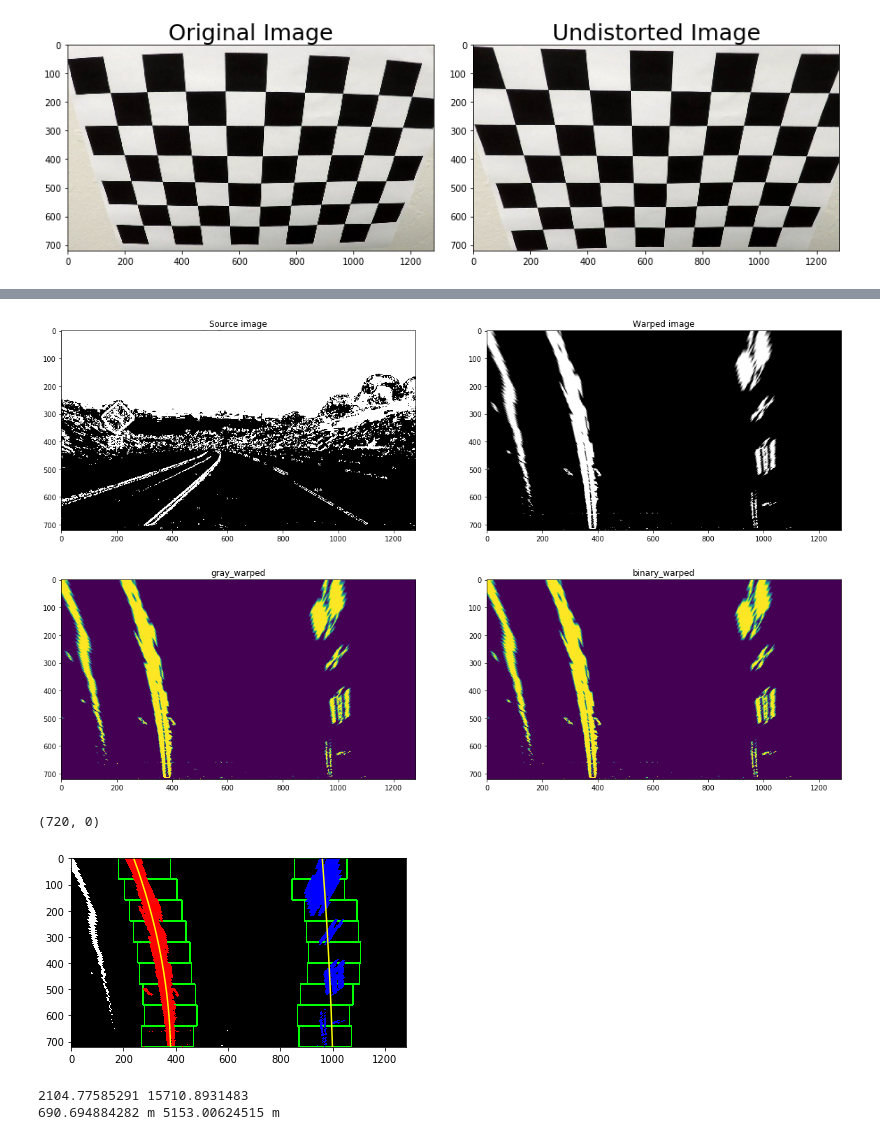
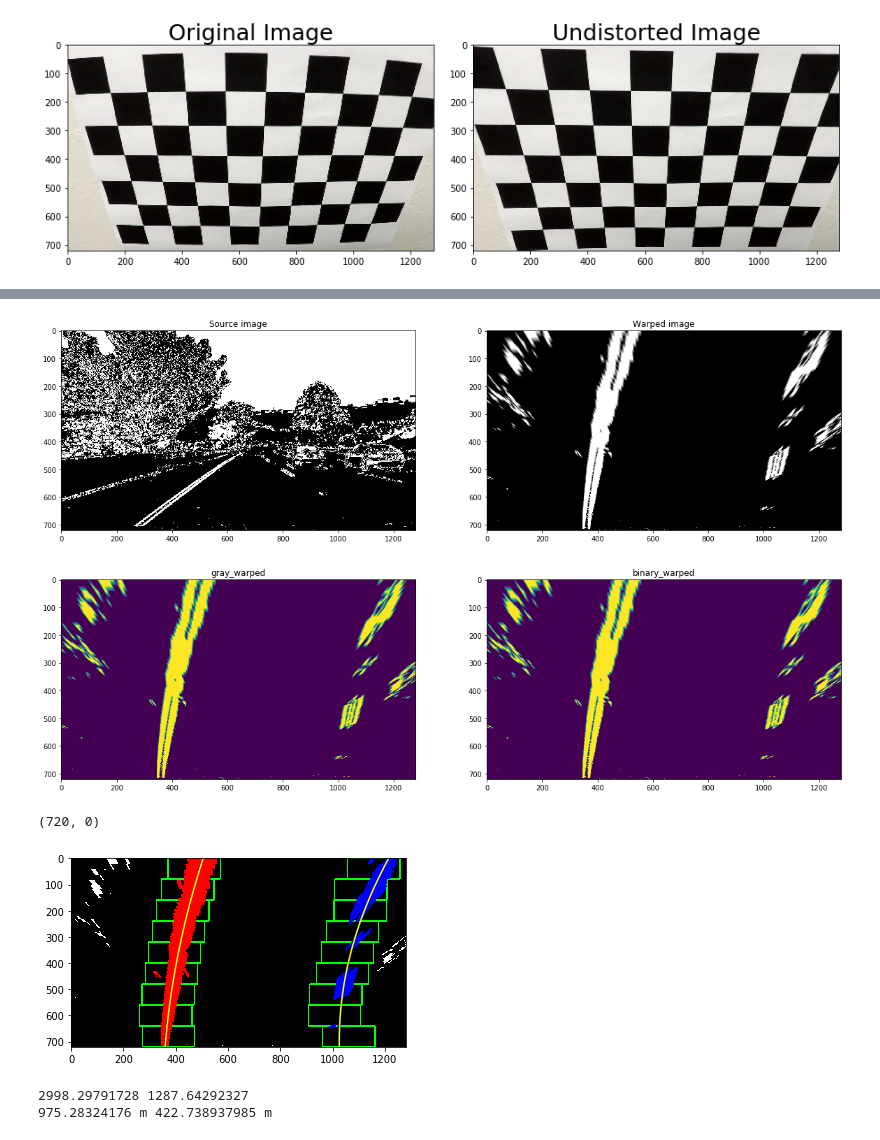
Before and after one commit to KenOverholt/CarND-Advanced-Lane-Lines, a Jupyter notebook: Advanced Lane Finding.ipynb, the cells around one changed output, grey strips where cells are left out. Cells and saved outputs as stored; diff of their text form; code cells hidden in the pictures.

```diff
--- a/Advanced Lane Finding.ipynb
+++ b/Advanced Lane Finding.ipynb
@@ -67,7 +67,7 @@ plt.show()
 # %%
 #Apply distortion correction to a road image
 
-fname = 'test_images\\test2.jpg' #select an original image to display
+fname = 'test_images\\test6.jpg' #select an original image to display
 original_img = mpimg.imread(fname) # read the original image into an numpy array
 undistorted_img = cv2.undistort(original_img, mtx, dist, None, mtx)
 f, (ax1, ax2) = plt.subplots(1, 2, figsize=(12, 5))
@@ -246,36 +246,38 @@ def warp(img):
         [[(img_size[0] / 4), 0],
         [(img_size[0] / 4), img_size[1]],
         [(img_size[0] * 3 / 4), img_size[1]],
         [(img_size[0] * 3 / 4), 0]])
     # Compute the perspective transform M
     M = cv2.getPerspectiveTransform(src, dst)
 
     # Create the warped image -- uses linear interpolation
     warped = cv2.warpPerspective(img, M, img_size, flags=cv2.INTER_LINEAR)
 
+    Minv = cv2.getPerspectiveTransform(dst, src)
+
     ## Only used to generate data for the report
     # Add line to original image
     #cv2.polylines(img, [np.int32(src)], 1, (255,0,0), 4)
     #cv2.polylines(warped, [np.int32(dst)], 1, (255,0,0), 4)
     #print("src: ")
     #print(src)
     #print("dst: ")
     #print(dst)
 
-    return warped
+    return warped, Minv
 
-binary_warped = warp(combined_binary)
+binary_warped, Minv = warp(combined_binary)
 
 f, (ax1, ax2) = plt.subplots(1,2,figsize=(20,10))
 
 ax1.set_title("Source image")
 img1 = combined_binary
 ax1.imshow(img1, cmap='gray')
 ax2.set_title("Warped image")
 ax2.imshow(binary_warped, cmap='gray')
 plt.show()
 # %% [output]
-[figure, old version]
+[figure, new version]
 # %%
 #######################################################################
 # Detect lane pixels and fit to find the lane boundary.
@@ -374,7 +376,7 @@ righty = nonzeroy[right_lane_inds]
 left_fit = np.polyfit(lefty, leftx, 2)
 right_fit = np.polyfit(righty, rightx, 2)
 # %% [output]
-[figure, old version]
+[figure, new version]
 # %%
 ############################################
 # Visualize the sliding window
@@ -397,7 +399,7 @@ plt.ylim(720, 0)
 #cv2.imwrite('boxed_image3.jpg', out_img)
 # %% [output]
 (720, 0)
-[figure, old version]
+[figure, new version]
 # %%
 ##################################################################################
 # Determine the curvature of the lane and vehicle position with respect to center
@@ -423,5 +425,5 @@ right_curverad = ((1 + (2*right_fit_cr[0]*y_eval*ym_per_pix + right_fit_cr[1])**
 # Now our radius of curvature is in meters
 print(left_curverad, 'm', right_curverad, 'm')
 # %% [output]
-2104.77585291 15710.8931483
-690.694884282 m 5153.00624515 m
+2998.29791728 1287.64292327
+975.28324176 m 422.738937985 m
```
Also changed, not shown: parts of 3 cells of this notebook, 8 other files.
